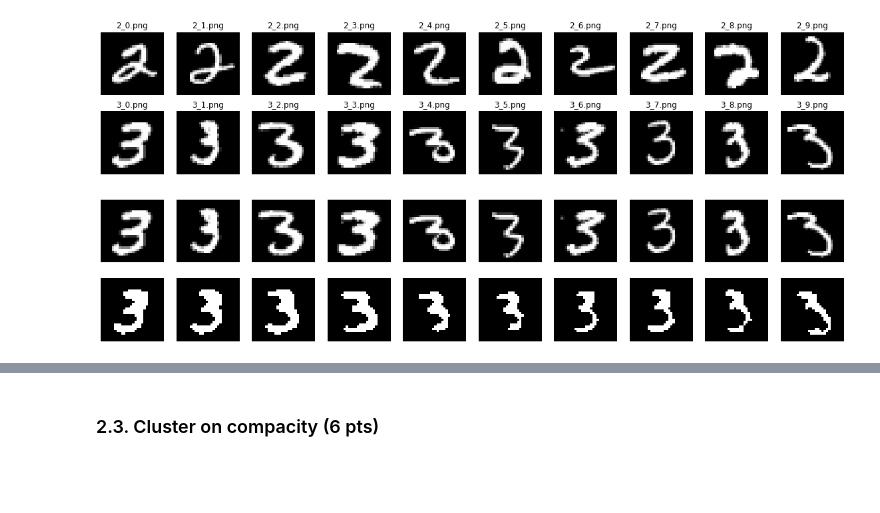
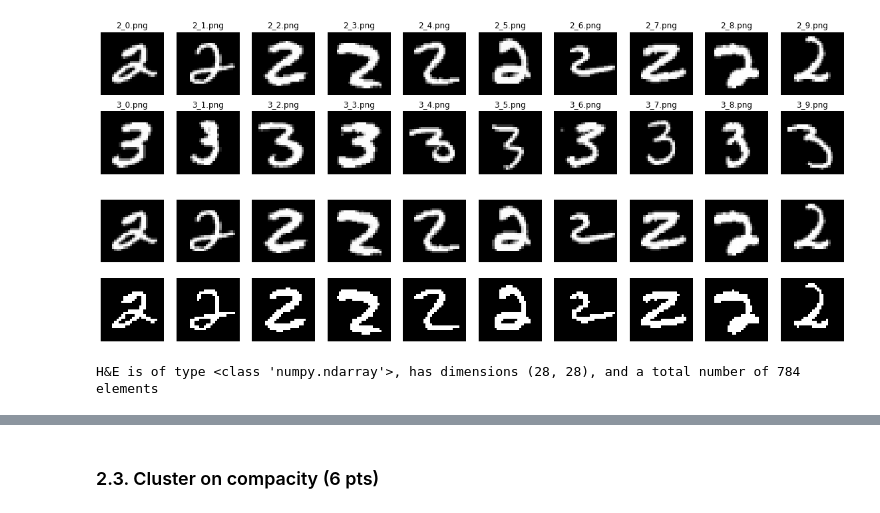
Before and after one commit to mrizaarseven98/do-not-cheat, a Jupyter notebook: labs/lab_02_object_description.ipynb, the cells around one changed output, grey strips where cells are left out. Cells and saved outputs as stored; diff of their text form; code cells hidden in the pictures; blank space fills up the shorter version.

Commit message:
calculate contours

```diff
--- a/labs/lab_02_object_description.ipynb
+++ b/labs/lab_02_object_description.ipynb
@@ -313,19 +313,24 @@ for ax, im, nm in zip(axes[1], threes_im, threes_names):
 # %% [output]
 [figure]
 # %%
-from skimage.morphology import remove_small_objects, remove_small_holes, closing, opening, disk, binary_closing
+from skimage.morphology import remove_small_objects, remove_small_holes, closing, binary_opening, disk, binary_closing
 from skimage.filters import median, unsharp_mask
 from skimage.restoration import denoise_wavelet
 
 twos_im_p = twos_im > 150
 threes_im_p = binary_closing(median(threes_im >100))
 
 fig, axes = plt.subplots(2, len(threes_im), figsize=(20, 4))
-for ax, im in zip(axes[0], threes_im):
+for ax, im in zip(axes[0], twos_im):
     ax.imshow(im, cmap='gray')
     ax.axis('off')
-for ax, im in zip(axes[1], threes_im_p):
+for ax, im in zip(axes[1], twos_im_p):
     ax.imshow(im,  cmap='gray')
     ax.axis('off')
 # %% [output]
-[figure, old version]
+[figure, new version]
+# %%
+print('H&E is of type {}, has dimensions {}, and a total number of {} elements'.format(type(twos_im_p[0]), twos_im_p[0].shape, twos_im_p[0].size))
+contour = cv2.findContours(np.array(twos_im_p[0], dtype=np.uint8), cv2.RETR_TREE, cv2.CHAIN_APPROX_SIMPLE)
+# %% [output]
+H&E is of type <class 'numpy.ndarray'>, has dimensions (28, 28), and a total number of 784 elements
```
Also changed, not shown: parts of 1 cell of this notebook.
